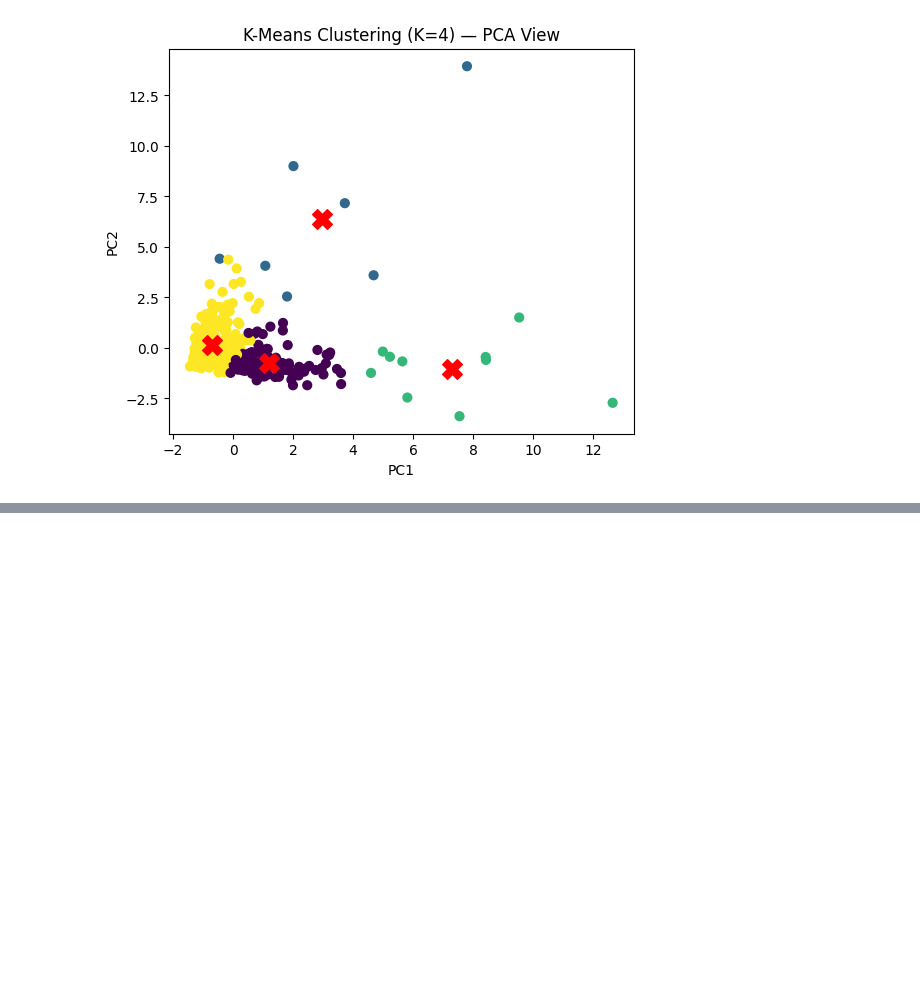
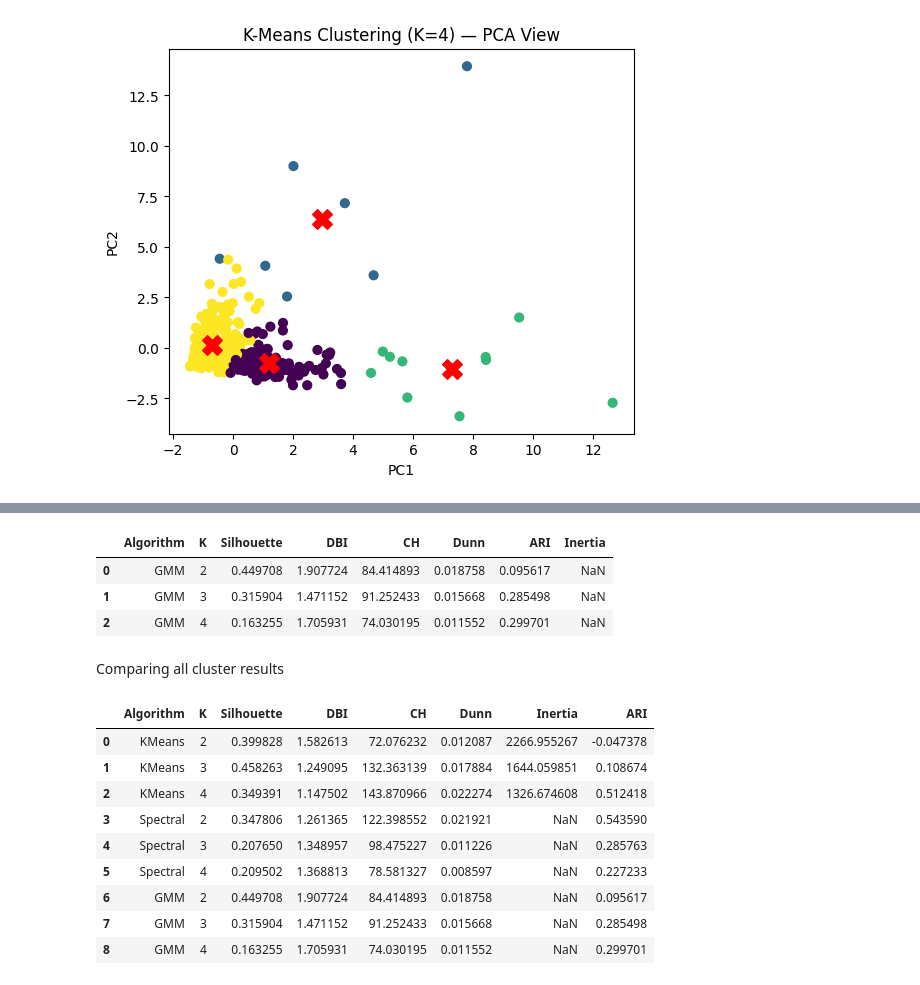
Before and after one commit to gannahisham/aml-clustering-project, a Jupyter notebook: AML1.ipynb, the cells around one changed output, grey strips where cells are left out. Saved outputs shown, nothing was run; the diff lists cells and outputs as text; code cells hidden in the pictures; blank space fills up the shorter version.

```diff
--- a/AML1.ipynb
+++ b/AML1.ipynb
@@ -699,0 +805,49 @@ results_df
+# %%
+resultsGMM = []
+for k in k_values:
+
+    gmm = GaussianMixture(n_components=k, random_state=42)
+    gmm.fit(X_scaled)
+    labels_gmm = gmm.predict(X_scaled)
+
+    resultsGMM.append({
+        "Algorithm": "GMM",
+        "K": k,
+
+        "Silhouette": silhouette_score(X_scaled, labels_gmm),
+        "DBI": davies_bouldin_score(X_scaled, labels_gmm),
+        "CH": calinski_harabasz_score(X_scaled, labels_gmm),
+        "Dunn": dunn_index(X_scaled, labels_gmm),
+"Inertia": np.nan,  # GMM does not have inertia
+        "ARI": adjusted_rand_score(y['Channel'], labels_gmm),
+
+
+    })
+
+    results_dfGMM = pd.DataFrame(resultsGMM)
+# %%
+results_dfGMM
+# %% [output]
+|  | Algorithm | K | Silhouette | DBI | CH | Dunn | ARI | Inertia |
+| 0 | GMM | 2 | 0.449708 | 1.907724 | 84.414893 | 0.018758 | 0.095617 | NaN |
+| 1 | GMM | 3 | 0.315904 | 1.471152 | 91.252433 | 0.015668 | 0.285498 | NaN |
+| 2 | GMM | 4 | 0.163255 | 1.705931 | 74.030195 | 0.011552 | 0.299701 | NaN |
+# %% [markdown]
+Comparing all cluster results
+# %%
+final_results = resultsKmeans + resultsSC + resultsGMM
+final_df = pd.DataFrame(final_results)
+# %%
+#display
+final_df
+# %% [output]
+|  | Algorithm | K | Silhouette | DBI | CH | Dunn | Inertia | ARI |
+| 0 | KMeans | 2 | 0.399828 | 1.582613 | 72.076232 | 0.012087 | 2266.955267 | -0.047378 |
+| 1 | KMeans | 3 | 0.458263 | 1.249095 | 132.363139 | 0.017884 | 1644.059851 | 0.108674 |
+| 2 | KMeans | 4 | 0.349391 | 1.147502 | 143.870966 | 0.022274 | 1326.674608 | 0.512418 |
+| 3 | Spectral | 2 | 0.347806 | 1.261365 | 122.398552 | 0.021921 | NaN | 0.543590 |
+| 4 | Spectral | 3 | 0.207650 | 1.348957 | 98.475227 | 0.011226 | NaN | 0.285763 |
+| 5 | Spectral | 4 | 0.209502 | 1.368813 | 78.581327 | 0.008597 | NaN | 0.227233 |
+| 6 | GMM | 2 | 0.449708 | 1.907724 | 84.414893 | 0.018758 | NaN | 0.095617 |
+| 7 | GMM | 3 | 0.315904 | 1.471152 | 91.252433 | 0.015668 | NaN | 0.285498 |
+| 8 | GMM | 4 | 0.163255 | 1.705931 | 74.030195 | 0.011552 | NaN | 0.299701 |
```
Also changed, not shown: parts of 12 cells of this notebook.
